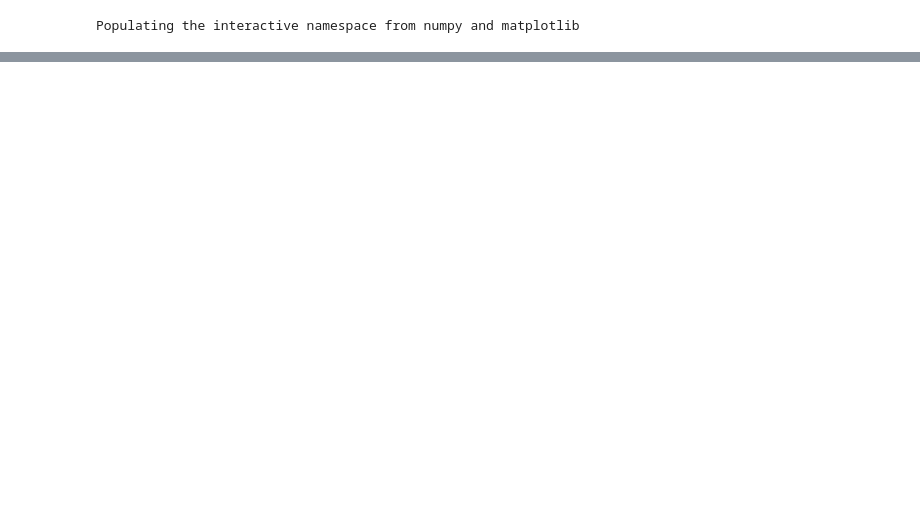
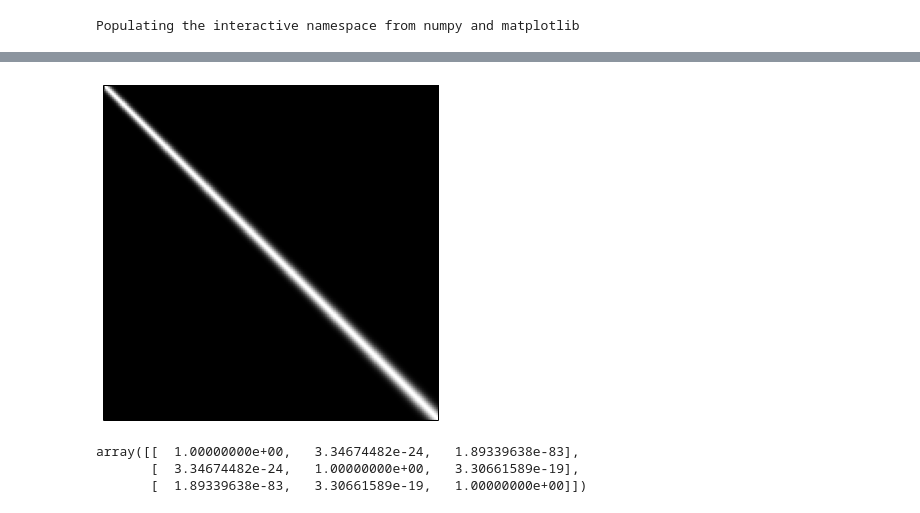
Before and after one commit to cranmer/play, a Jupyter notebook: misc/george_example.ipynb, the cells around one changed output, grey strips where cells are left out. Cells and saved outputs as stored; diff of their text form; code cells hidden in the pictures; blank space fills up the shorter version.

```diff
--- a/misc/george_example.ipynb
+++ b/misc/george_example.ipynb
@@ -37,0 +72,14 @@ plt.errorbar(x,y,marker='o',ls='None', yerr=yerr,c='black')
+# %%
+k = kernel.get_value(np.atleast_2d(x).T)
+plt.figure(figsize=(6, 6))
+plt.imshow(k, cmap="gray", interpolation="nearest")
+plt.gca().set_xticklabels([])
+plt.gca().set_yticklabels([]);
+# %% [output]
+[figure, added]
+# %%
+kernel.get_value(np.atleast_2d(np.array([1,2,3])).T)
+# %% [output]
+array([[  1.00000000e+00,   3.34674482e-24,   1.89339638e-83],
+       [  3.34674482e-24,   1.00000000e+00,   3.30661589e-19],
+       [  1.89339638e-83,   3.30661589e-19,   1.00000000e+00]])
```
Also changed, not shown: parts of 7 cells of this notebook, 6 other files.
